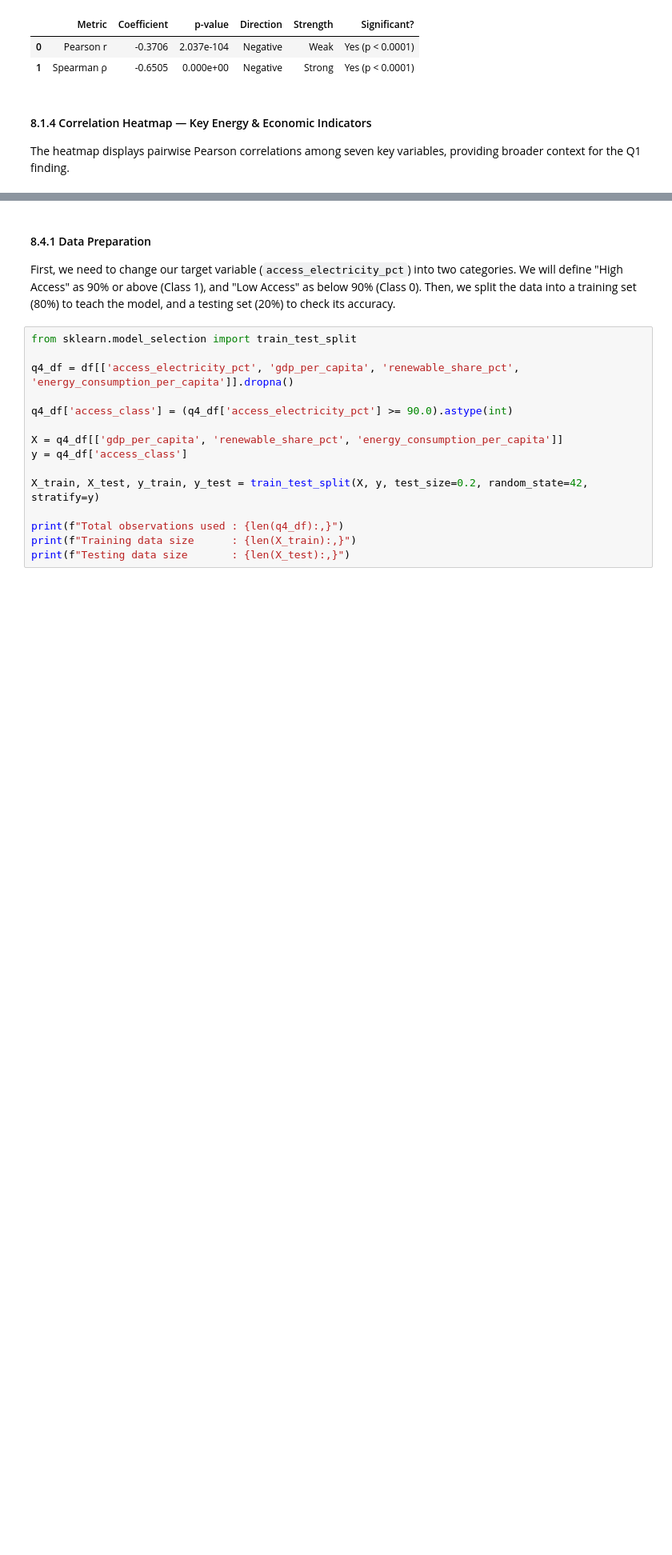
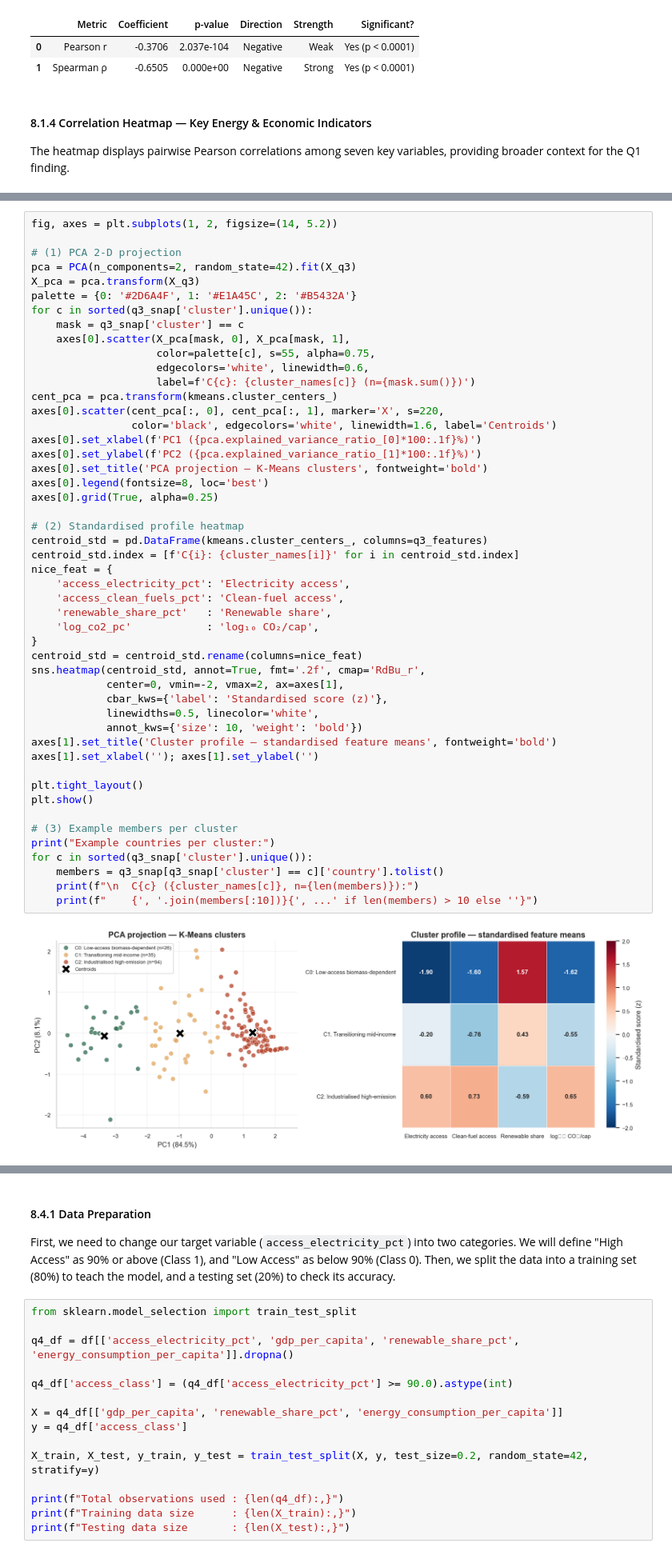
Before and after one commit to huichiy/Data_Science_Fund, a Jupyter notebook: TT3L_G08_Notebook.ipynb, the cells around one changed output, grey strips where cells are left out. Shown at 80% size. Cells and saved outputs as stored; diff of their text form; blank space fills up the shorter version.

```diff
--- a/TT3L_GXX_Notebook.ipynb
+++ b/TT3L_G08_Notebook.ipynb
@@ -1068,0 +1255,51 @@ plt.show()
+# %%
+fig, axes = plt.subplots(1, 2, figsize=(14, 5.2))
+
+# (1) PCA 2-D projection
+pca = PCA(n_components=2, random_state=42).fit(X_q3)
+X_pca = pca.transform(X_q3)
+palette = {0: '#2D6A4F', 1: '#E1A45C', 2: '#B5432A'}
+for c in sorted(q3_snap['cluster'].unique()):
+    mask = q3_snap['cluster'] == c
+    axes[0].scatter(X_pca[mask, 0], X_pca[mask, 1],
+                    color=palette[c], s=55, alpha=0.75,
+                    edgecolors='white', linewidth=0.6,
+                    label=f'C{c}: {cluster_names[c]} (n={mask.sum()})')
+cent_pca = pca.transform(kmeans.cluster_centers_)
+axes[0].scatter(cent_pca[:, 0], cent_pca[:, 1], marker='X', s=220,
+                color='black', edgecolors='white', linewidth=1.6, label='Centroids')
+axes[0].set_xlabel(f'PC1 ({pca.explained_variance_ratio_[0]*100:.1f}%)')
+axes[0].set_ylabel(f'PC2 ({pca.explained_variance_ratio_[1]*100:.1f}%)')
+axes[0].set_title('PCA projection — K-Means clusters', fontweight='bold')
+axes[0].legend(fontsize=8, loc='best')
+axes[0].grid(True, alpha=0.25)
+
+# (2) Standardised profile heatmap
+centroid_std = pd.DataFrame(kmeans.cluster_centers_, columns=q3_features)
+centroid_std.index = [f'C{i}: {cluster_names[i]}' for i in centroid_std.index]
+nice_feat = {
+    'access_electricity_pct': 'Electricity access',
+    'access_clean_fuels_pct': 'Clean-fuel access',
+    'renewable_share_pct'   : 'Renewable share',
+    'log_co2_pc'            : 'log₁₀ CO₂/cap',
+}
+centroid_std = centroid_std.rename(columns=nice_feat)
+sns.heatmap(centroid_std, annot=True, fmt='.2f', cmap='RdBu_r',
+            center=0, vmin=-2, vmax=2, ax=axes[1],
+            cbar_kws={'label': 'Standardised score (z)'},
+            linewidths=0.5, linecolor='white',
+            annot_kws={'size': 10, 'weight': 'bold'})
+axes[1].set_title('Cluster profile — standardised feature means', fontweight='bold')
+axes[1].set_xlabel(''); axes[1].set_ylabel('')
+
+plt.tight_layout()
+plt.show()
+
+# (3) Example members per cluster
+print("Example countries per cluster:")
+for c in sorted(q3_snap['cluster'].unique()):
+    members = q3_snap[q3_snap['cluster'] == c]['country'].tolist()
+    print(f"\n  C{c} ({cluster_names[c]}, n={len(members)}):")
+    print(f"    {', '.join(members[:10])}{', ...' if len(members) > 10 else ''}")
+# %% [output]
+[figure, added]
```
Also changed, not shown: parts of 53 cells of this notebook, 8 other files.
